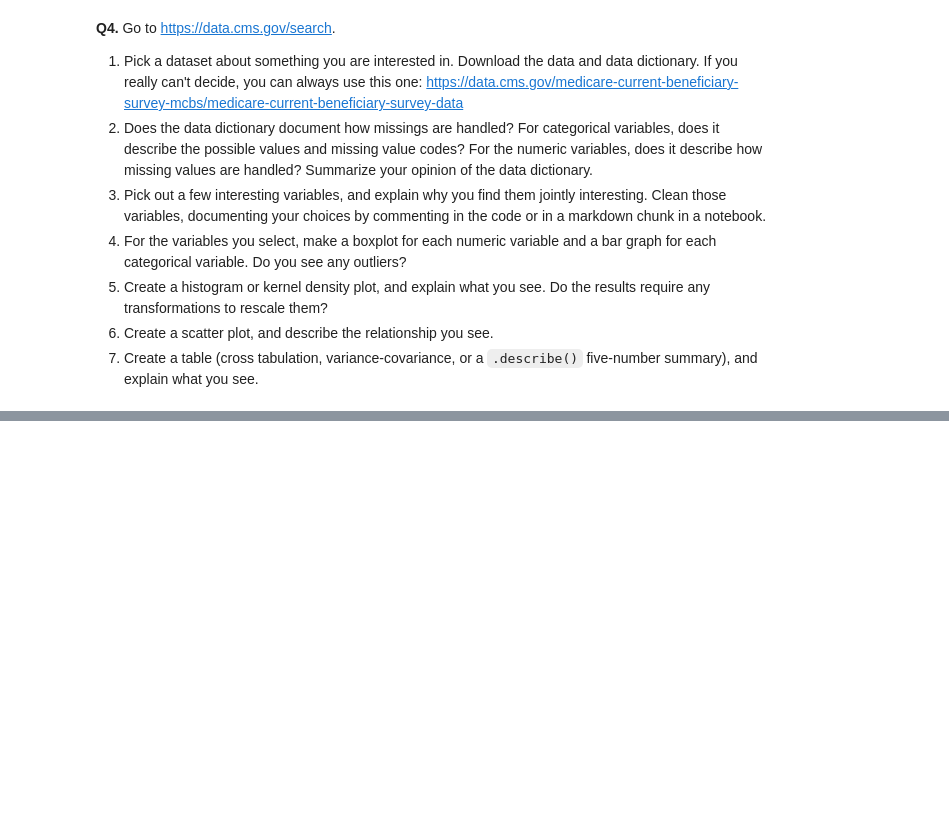
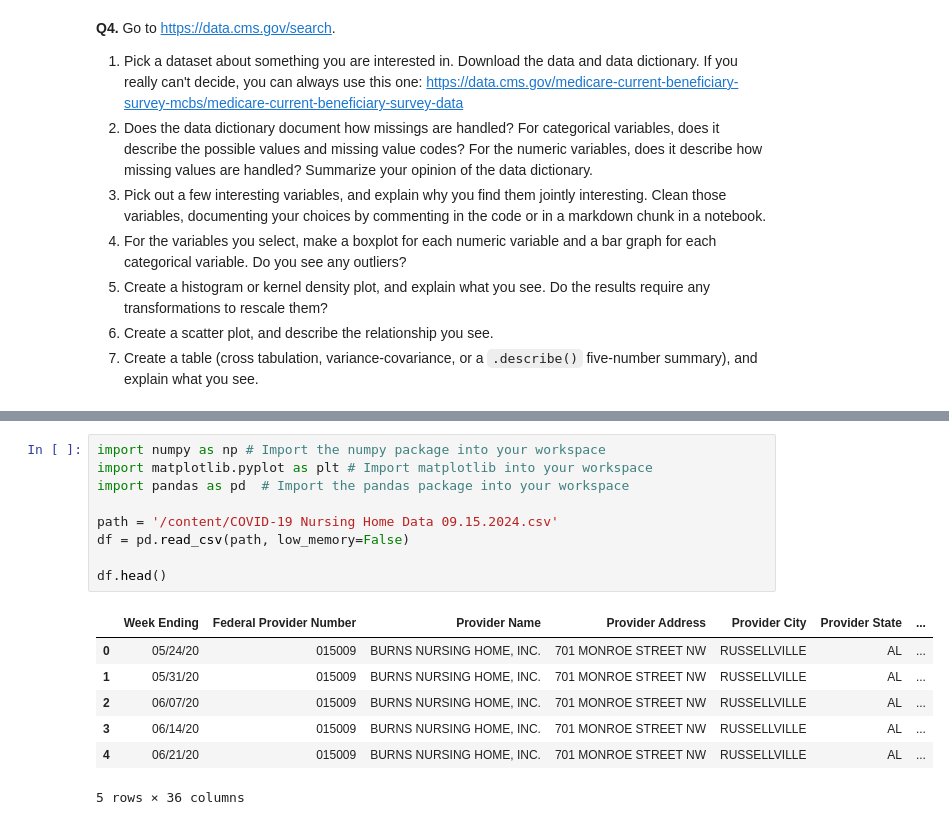
Before and after one commit to l-e13/visualization, a Jupyter notebook: assignment/assignment.ipynb, the cells around one changed output, grey strips where cells are left out. Drawn from its saved outputs; the diff is of its cells as text; blank space fills up the shorter version.

```diff
--- a/assignment/assignment.ipynb
+++ b/assignment/assignment.ipynb
@@ -257,0 +272,17 @@ For some context, the Federal government ultimately spent about $4.4 trillion in
+# %%
+import numpy as np # Import the numpy package into your workspace
+import matplotlib.pyplot as plt # Import matplotlib into your workspace
+import pandas as pd  # Import the pandas package into your workspace
+
+path = '/content/COVID-19 Nursing Home Data 09.15.2024.csv'
+df = pd.read_csv(path, low_memory=False)
+
+df.head()
+# %% [output]
+|  | Week Ending | Federal Provider Number | Provider Name | Provider Address | Provider City | Provider State | ... |
+| 0 | 05/24/20 | 015009 | BURNS NURSING HOME, INC. | 701 MONROE STREET NW | RUSSELLVILLE | AL | ... |
+| 1 | 05/31/20 | 015009 | BURNS NURSING HOME, INC. | 701 MONROE STREET NW | RUSSELLVILLE | AL | ... |
+| 2 | 06/07/20 | 015009 | BURNS NURSING HOME, INC. | 701 MONROE STREET NW | RUSSELLVILLE | AL | ... |
+| 3 | 06/14/20 | 015009 | BURNS NURSING HOME, INC. | 701 MONROE STREET NW | RUSSELLVILLE | AL | ... |
+| 4 | 06/21/20 | 015009 | BURNS NURSING HOME, INC. | 701 MONROE STREET NW | RUSSELLVILLE | AL | ... |
+5 rows × 36 columns
```
Also changed, not shown: parts of 4 cells of this notebook.
